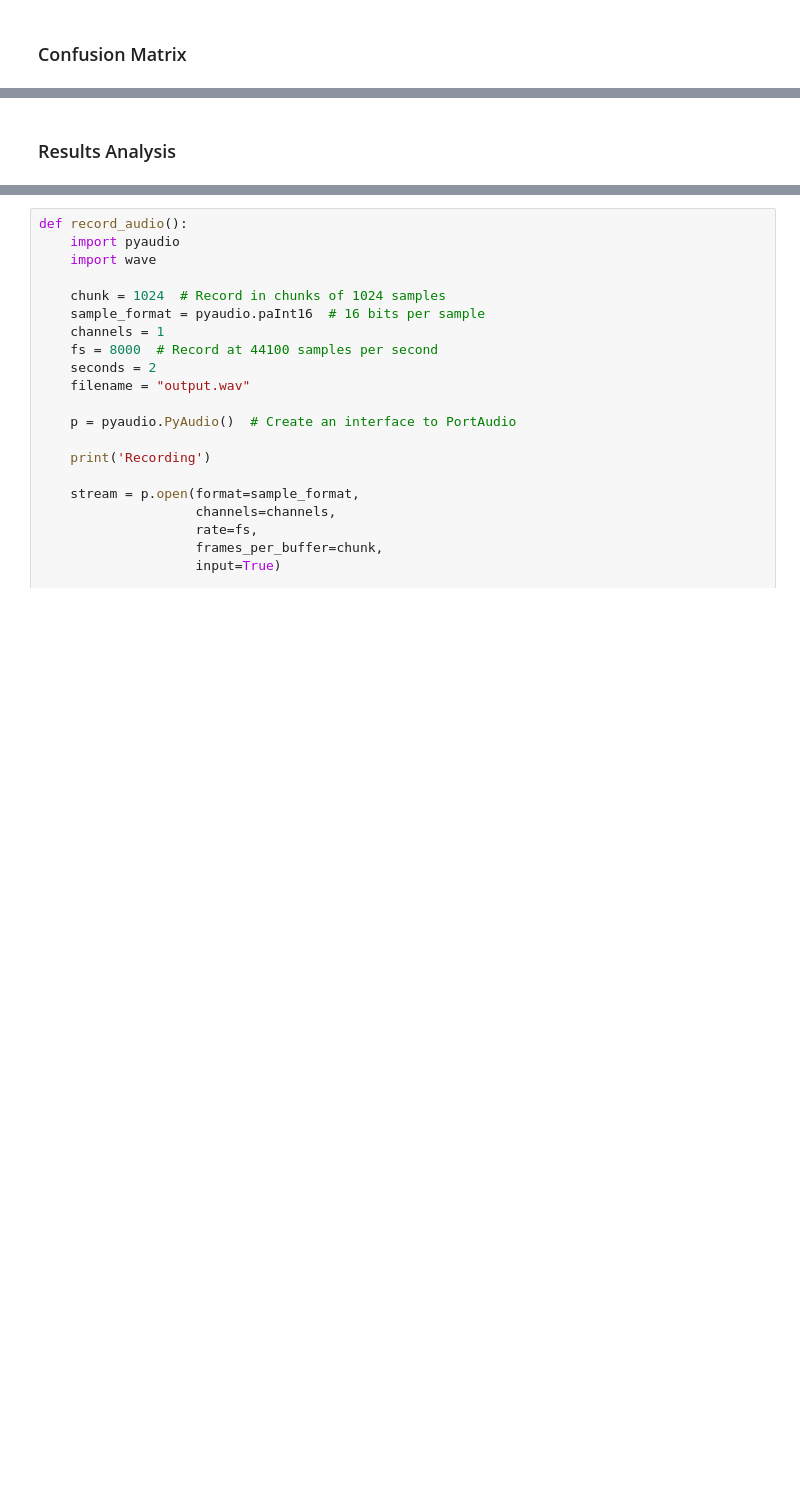
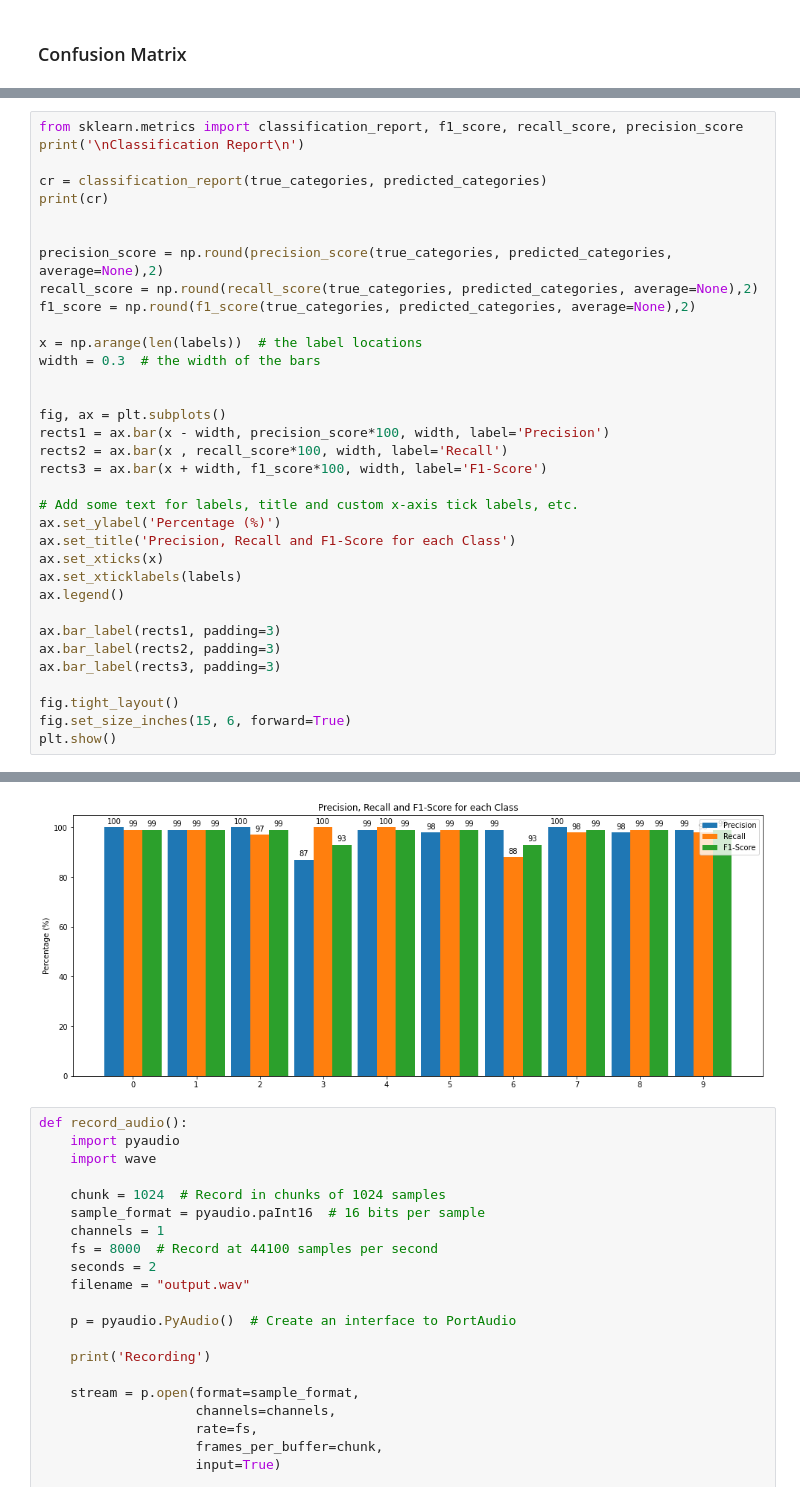
Before and after one commit to leand12/TAAProject2, a Jupyter notebook: proj2.ipynb, the cells around one changed output, grey strips where cells are left out. Drawn from its saved outputs; the diff is of its cells as text; blank space fills up the shorter version.

```diff
--- a/proj2.ipynb
+++ b/proj2.ipynb
@@ -534,2 +536,36 @@ plot_confusion_matrix(cm, labels, normalize=False)
-# %% [markdown]
-### Results Analysis
+# %%
+from sklearn.metrics import classification_report, f1_score, recall_score, precision_score
+print('\nClassification Report\n')
+
+cr = classification_report(true_categories, predicted_categories)
+print(cr)
+
+
+precision_score = np.round(precision_score(true_categories, predicted_categories, average=None),2)
+recall_score = np.round(recall_score(true_categories, predicted_categories, average=None),2)
+f1_score = np.round(f1_score(true_categories, predicted_categories, average=None),2)
+
+x = np.arange(len(labels))  # the label locations
+width = 0.3  # the width of the bars
+
+
+fig, ax = plt.subplots()
+rects1 = ax.bar(x - width, precision_score*100, width, label='Precision')
+rects2 = ax.bar(x , recall_score*100, width, label='Recall')
+rects3 = ax.bar(x + width, f1_score*100, width, label='F1-Score')
+
+# Add some text for labels, title and custom x-axis tick labels, etc.
+ax.set_ylabel('Percentage (%)')
+ax.set_title('Precision, Recall and F1-Score for each Class')
+ax.set_xticks(x)
+ax.set_xticklabels(labels)
+ax.legend()
+
+ax.bar_label(rects1, padding=3)
+ax.bar_label(rects2, padding=3)
+ax.bar_label(rects3, padding=3)
+
+fig.tight_layout()
+fig.set_size_inches(15, 6, forward=True)
+plt.show()
+# %% [output]
@@ -536,3 +590,4 @@ plot_confusion_matrix(cm, labels, normalize=False)
+[figure, added]
 # %%
 def record_audio():
     import pyaudio
```
Also changed, not shown: parts of 24 cells of this notebook, 3 other files.
